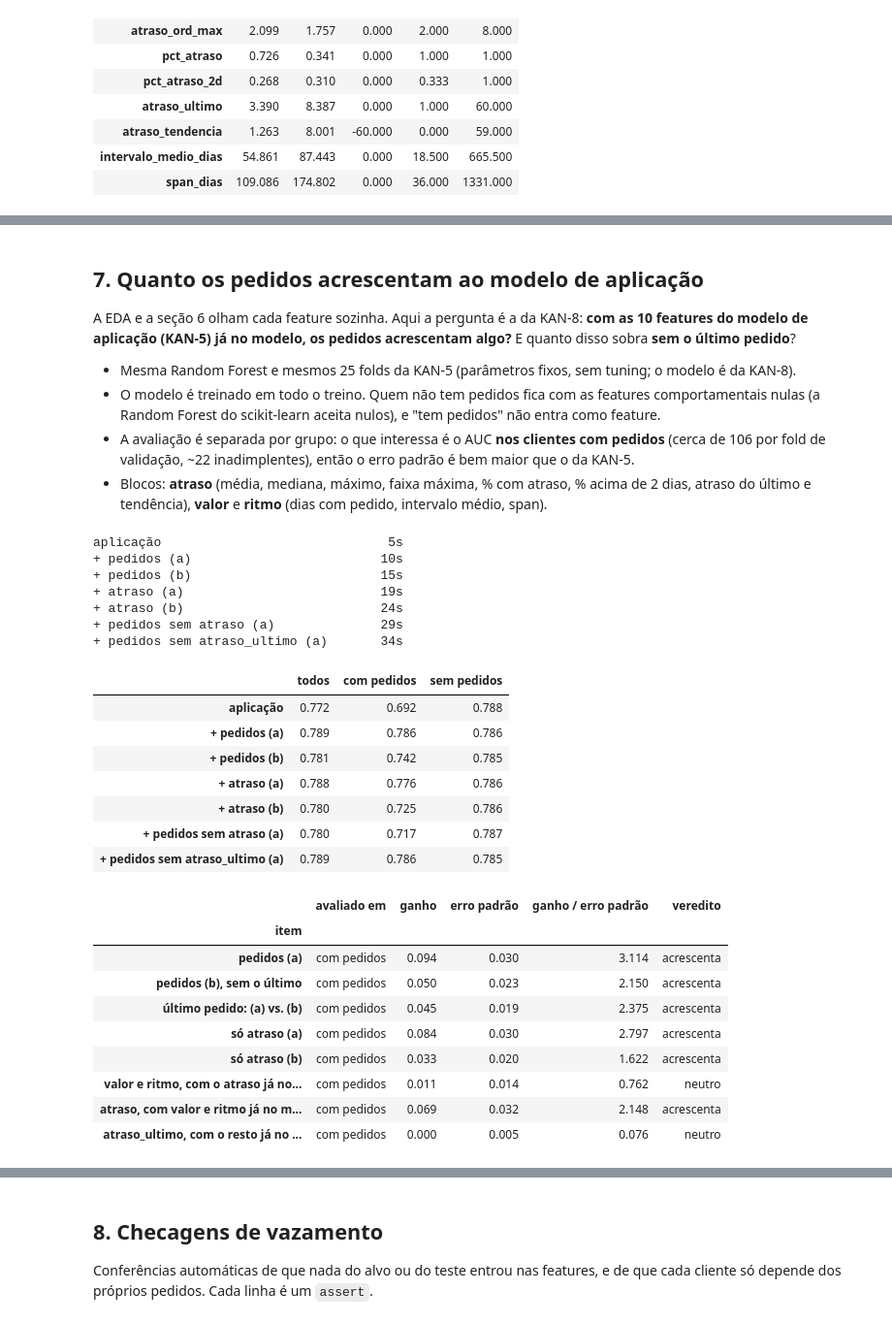
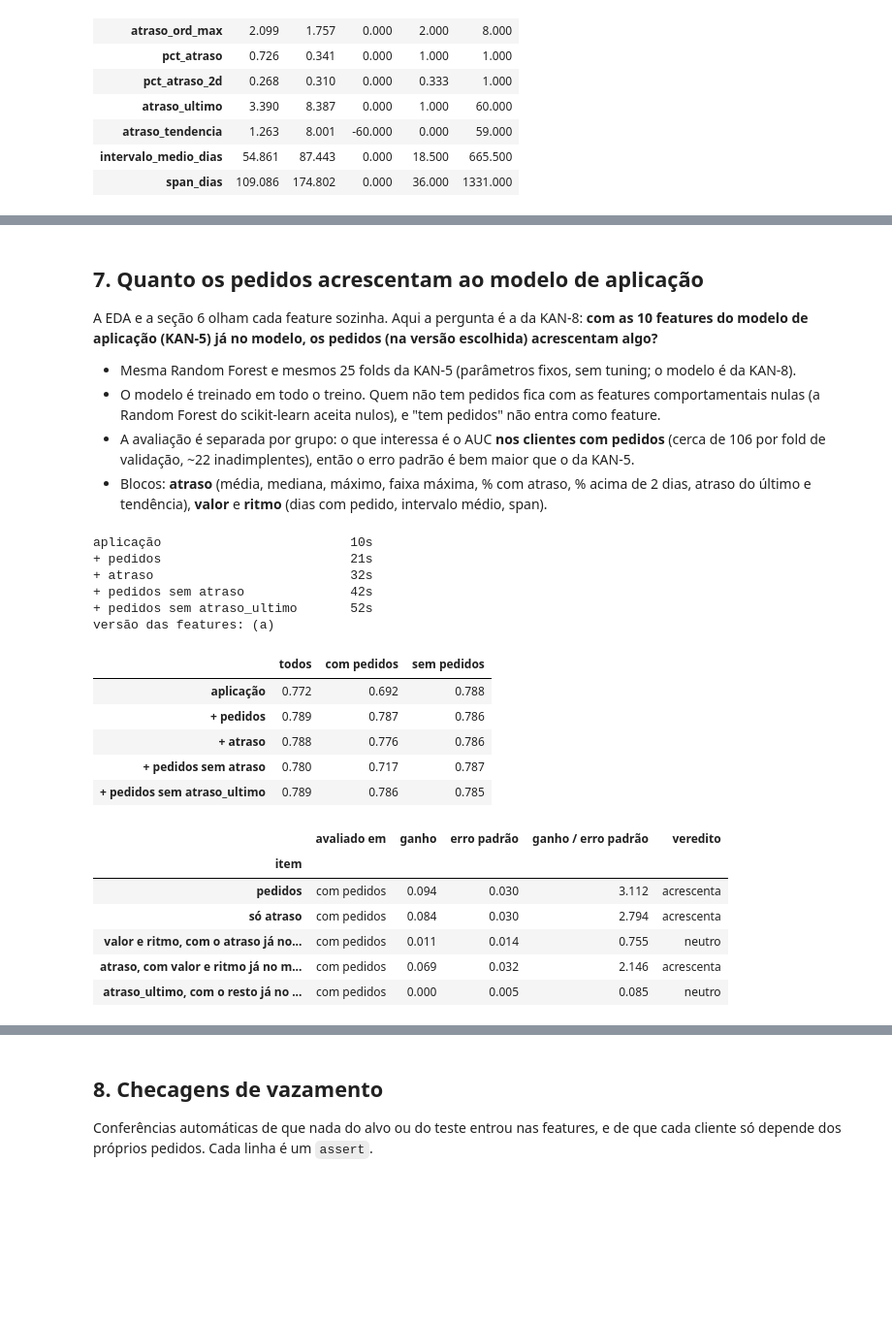
Before and after one commit to willianrupert/Equipe-12-ML, a Jupyter notebook: notebooks/04_features_comportamentais.ipynb, the cells around one changed output, grey strips where cells are left out. Shown at 97% size. Saved outputs shown, nothing was run; the diff lists cells and outputs as text; code cells hidden in the pictures; blank space fills up the shorter version.

```diff
--- a/notebooks/04_features_comportamentais.ipynb
+++ b/notebooks/04_features_comportamentais.ipynb
@@ -242,7 +383,6 @@ por_epoca
 # %%
-feats = {"a": fc.agregar_pedidos(pc), "b": fc.agregar_pedidos(pc, excluir_ultimo=True)}
-assert all(f.index.is_unique for f in feats.values())
-assert (feats["b"]["n_pedidos"] == feats["a"].loc[feats["b"].index, "n_pedidos"] - 1).all()
-print({v: f.shape for v, f in feats.items()})
-pd.DataFrame({"nulos (a)": feats["a"].isna().sum(), "nulos (b)": feats["b"].isna().sum()}).query("`nulos (a)` > 0 or `nulos (b)` > 0")
+feats = fc.agregar_pedidos(pc, excluir_ultimo=EXCLUIR_ULTIMO)
+assert feats.index.is_unique
+print(f"versão ({VERSAO}):", feats.shape)
+feats.isna().sum().loc[lambda s: s > 0].rename("nulos").to_frame()
 # %% [output]
@@ -383,7 +521,7 @@ pares[pares.abs() >= 0.8].sort_values(ascending=False).rename("Spearman").to_fra
 # %% [markdown]
 ## 7. Quanto os pedidos acrescentam ao modelo de aplicação
 
-A EDA e a seção 6 olham cada feature sozinha. Aqui a pergunta é a da KAN-8: **com as 10 features do modelo de aplicação (KAN-5) já no modelo, os pedidos acrescentam algo?** E quanto disso sobra **sem o último pedido**?
+A EDA e a seção 6 olham cada feature sozinha. Aqui a pergunta é a da KAN-8: **com as 10 features do modelo de aplicação (KAN-5) já no modelo, os pedidos (na versão escolhida) acrescentam algo?**
 
 - Mesma Random Forest e mesmos 25 folds da KAN-5 (parâmetros fixos, sem tuning; o modelo é da KAN-8).
 - O modelo é treinado em todo o treino. Quem não tem pedidos fica com as features comportamentais nulas (a Random Forest do scikit-learn aceita nulos), e "tem pedidos" não entra como feature.
@@ -400,7 +538,7 @@ cv = sp.folds(treino, pedidos)
 y_treino = treino["inadimplente"]
 grupo = treino["id_cliente"].isin(pedidos["id_cliente"]).map({True: "com pedidos", False: "sem pedidos"})
 X_apl = fa.criar_features(treino)[fa.FEATURES_FINAIS]
-X_v = {v: pd.concat([X_apl, treino[["id_cliente"]].join(f, on="id_cliente")[fc.FEATURES]], axis=1) for v, f in feats.items()}
+X = pd.concat([X_apl, treino[["id_cliente"]].join(feats, on="id_cliente")[fc.FEATURES]], axis=1)
 rf = RandomForestClassifier(n_estimators=300, min_samples_leaf=20, max_features="sqrt", n_jobs=-1, random_state=42)
 
 
@@ -414,59 +552,51 @@ def pipeline(comportamentais):
 
 
 configs = {
-    "aplicação": ("a", []),
-    **{f"+ pedidos ({v})": (v, fc.FEATURES) for v in "ab"},
-    **{f"+ atraso ({v})": (v, ATRASO) for v in "ab"},
-    "+ pedidos sem atraso (a)": ("a", VALOR + RITMO),
-    "+ pedidos sem atraso_ultimo (a)": ("a", [c for c in fc.FEATURES if c != "atraso_ultimo"]),
+    "aplicação": [],
+    "+ pedidos": fc.FEATURES,
+    "+ atraso": ATRASO,
+    "+ pedidos sem atraso": VALOR + RITMO,
+    "+ pedidos sem atraso_ultimo": [c for c in fc.FEATURES if c != "atraso_ultimo"],
 }
 por_grupo, inicio = {}, time.time()
-for nome, (v, cols) in configs.items():
-    por_grupo[nome] = av.auc_por_fold_e_grupo(pipeline(cols), X_v[v], y_treino, cv, grupo)
-    print(f"{nome:<34} {time.time() - inicio:5.0f}s")
+for nome, cols in configs.items():
+    por_grupo[nome] = av.auc_por_fold_e_grupo(pipeline(cols), X, y_treino, cv, grupo)
+    print(f"{nome:<30} {time.time() - inicio:5.0f}s")
+print(f"versão das features: ({VERSAO})")
 pd.DataFrame({n: g.mean() for n, g in por_grupo.items()}).T[["todos", "com pedidos", "sem pedidos"]]
 # %% [output]
-aplicação                              5s
-+ pedidos (a)                         10s
-+ pedidos (b)                         15s
-+ atraso (a)                          19s
-+ atraso (b)                          24s
-+ pedidos sem atraso (a)              29s
-+ pedidos sem atraso_ultimo (a)       34s
+aplicação                         10s
++ pedidos                         21s
++ atraso                          32s
++ pedidos sem atraso              42s
++ pedidos sem atraso_ultimo       52s
+versão das features: (a)
 |  | todos | com pedidos | sem pedidos |
 | aplicação | 0.772 | 0.692 | 0.788 |
-| + pedidos (a) | 0.789 | 0.786 | 0.786 |
-| + pedidos (b) | 0.781 | 0.742 | 0.785 |
-| + atraso (a) | 0.788 | 0.776 | 0.786 |
-| + atraso (b) | 0.780 | 0.725 | 0.786 |
-| + pedidos sem atraso (a) | 0.780 | 0.717 | 0.787 |
-| + pedidos sem atraso_ultimo (a) | 0.789 | 0.786 | 0.785 |
+| + pedidos | 0.789 | 0.787 | 0.786 |
+| + atraso | 0.788 | 0.776 | 0.786 |
+| + pedidos sem atraso | 0.780 | 0.717 | 0.787 |
+| + pedidos sem atraso_ultimo | 0.789 | 0.786 | 0.785 |
 # %%
 testes = [
-    ("pedidos (a)", "+ pedidos (a)", "aplicação"),
-    ("pedidos (b), sem o último", "+ pedidos (b)", "aplicação"),
-    ("último pedido: (a) vs. (b)", "+ pedidos (a)", "+ pedidos (b)"),
-    ("só atraso (a)", "+ atraso (a)", "aplicação"),
-    ("só atraso (b)", "+ atraso (b)", "aplicação"),
-    ("valor e ritmo, com o atraso já no modelo (a)", "+ pedidos (a)", "+ atraso (a)"),
-    ("atraso, com valor e ritmo já no modelo (a)", "+ pedidos (a)", "+ pedidos sem atraso (a)"),
-    ("atraso_ultimo, com o resto já no modelo (a)", "+ pedidos (a)", "+ pedidos sem atraso_ultimo (a)"),
+    ("pedidos", "+ pedidos", "aplicação"),
+    ("só atraso", "+ atraso", "aplicação"),
+    ("valor e ritmo, com o atraso já no modelo", "+ pedidos", "+ atraso"),
+    ("atraso, com valor e ritmo já no modelo", "+ pedidos", "+ pedidos sem atraso"),
+    ("atraso_ultimo, com o resto já no modelo", "+ pedidos", "+ pedidos sem atraso_ultimo"),
 ]
 pd.DataFrame([
     {"item": item, "avaliado em": g, **av.comparar(por_grupo[com][g], por_grupo[sem][g], cv)}
     for item, com, sem in testes for g in ["com pedidos"]
 ]).set_index("item")
 # %% [output]
 |  | avaliado em | ganho | erro padrão | ganho / erro padrão | veredito |
 | item |  |  |  |  |  |
-| pedidos (a) | com pedidos | 0.094 | 0.030 | 3.114 | acrescenta |
-| pedidos (b), sem o último | com pedidos | 0.050 | 0.023 | 2.150 | acrescenta |
-| último pedido: (a) vs. (b) | com pedidos | 0.045 | 0.019 | 2.375 | acrescenta |
-| só atraso (a) | com pedidos | 0.084 | 0.030 | 2.797 | acrescenta |
-| só atraso (b) | com pedidos | 0.033 | 0.020 | 1.622 | acrescenta |
-| valor e ritmo, com o atraso já no... | com pedidos | 0.011 | 0.014 | 0.762 | neutro |
-| atraso, com valor e ritmo já no m... | com pedidos | 0.069 | 0.032 | 2.148 | acrescenta |
-| atraso_ultimo, com o resto já no ... | com pedidos | 0.000 | 0.005 | 0.076 | neutro |
+| pedidos | com pedidos | 0.094 | 0.030 | 3.112 | acrescenta |
+| só atraso | com pedidos | 0.084 | 0.030 | 2.794 | acrescenta |
+| valor e ritmo, com o atraso já no... | com pedidos | 0.011 | 0.014 | 0.755 | neutro |
+| atraso, com valor e ritmo já no m... | com pedidos | 0.069 | 0.032 | 2.146 | acrescenta |
+| atraso_ultimo, com o resto já no ... | com pedidos | 0.000 | 0.005 | 0.085 | neutro |
 # %% [markdown]
 **Como ler:** a primeira tabela dá o AUC médio nos 25 folds, em todo o treino e dentro de cada grupo. A segunda dá o ganho pareado **nos clientes com pedidos**, com o erro padrão corrigido e o veredito da regra da KAN-5 (acrescenta se o ganho passa de 1 erro padrão).
 
```
Also changed, not shown: parts of 32 cells of this notebook, 6 other files.
